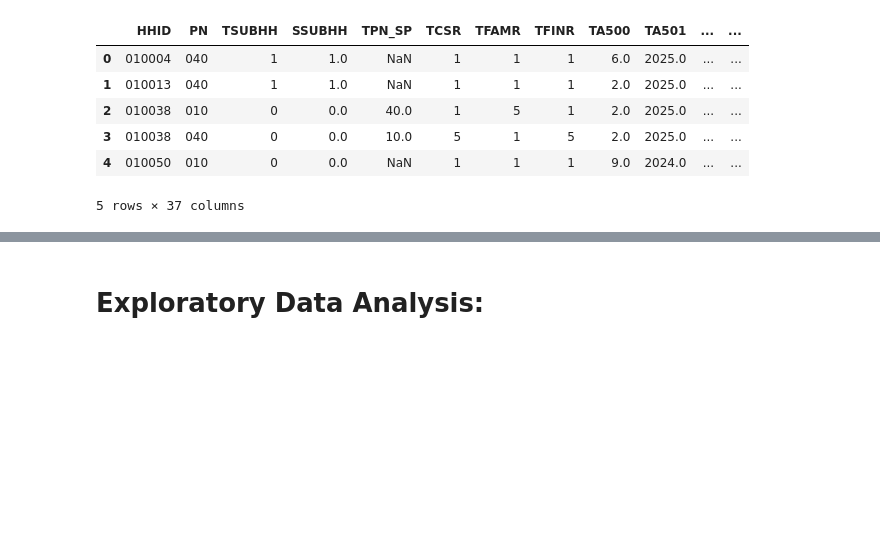
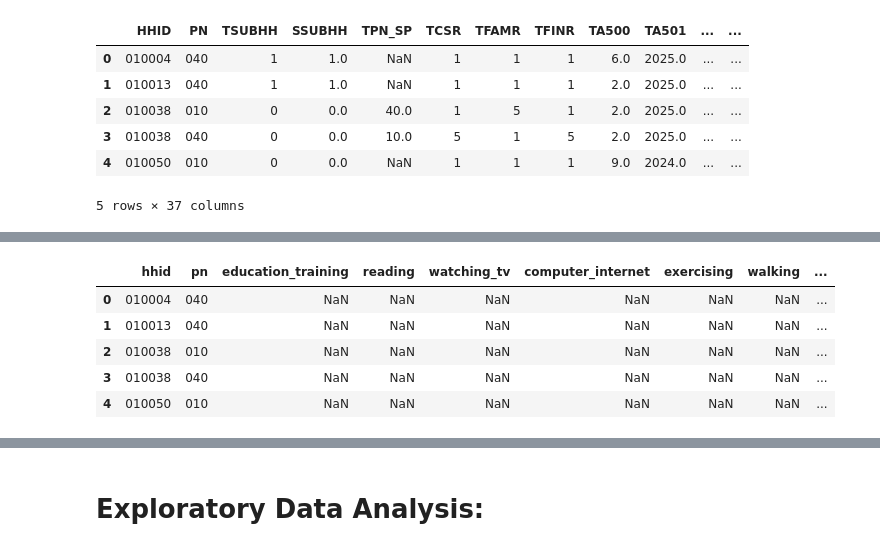
Before and after one commit to rem388/DataScienceProject, a Jupyter notebook: Phase2.ipynb, the cells around one changed output, grey strips where cells are left out. Drawn from its saved outputs; the diff is of its cells as text; code cells hidden in the pictures; blank space fills up the shorter version.

```diff
--- a/Phase2.ipynb
+++ b/Phase2.ipynb
@@ -645,0 +643,14 @@ These separate HRS files can be combined because they contain common respondent
+# %%
+hrs = duckdb.sql("SELECT l.*, c.* EXCLUDE (hhid, pn), h.* EXCLUDE (hhid, pn), d.* EXCLUDE (hhid, pn) FROM hrs_leisure AS l " \
+"INNER JOIN hrs_cognition AS c USING (hhid, pn) " \
+"INNER JOIN hrs_health AS h USING (hhid, pn) " \
+"INNER JOIN hrs_demographics AS d USING (hhid, pn)").df()
+
+display(hrs.head())
+# %% [output]
+|  | hhid | pn | education_training | reading | watching_tv | computer_internet | exercising | walking | ... |
+| 0 | 010004 | 040 | NaN | NaN | NaN | NaN | NaN | NaN | ... |
+| 1 | 010013 | 040 | NaN | NaN | NaN | NaN | NaN | NaN | ... |
+| 2 | 010038 | 010 | NaN | NaN | NaN | NaN | NaN | NaN | ... |
+| 3 | 010038 | 040 | NaN | NaN | NaN | NaN | NaN | NaN | ... |
+| 4 | 010050 | 010 | NaN | NaN | NaN | NaN | NaN | NaN | ... |
```
Also changed, not shown: parts of 10 cells of this notebook.
